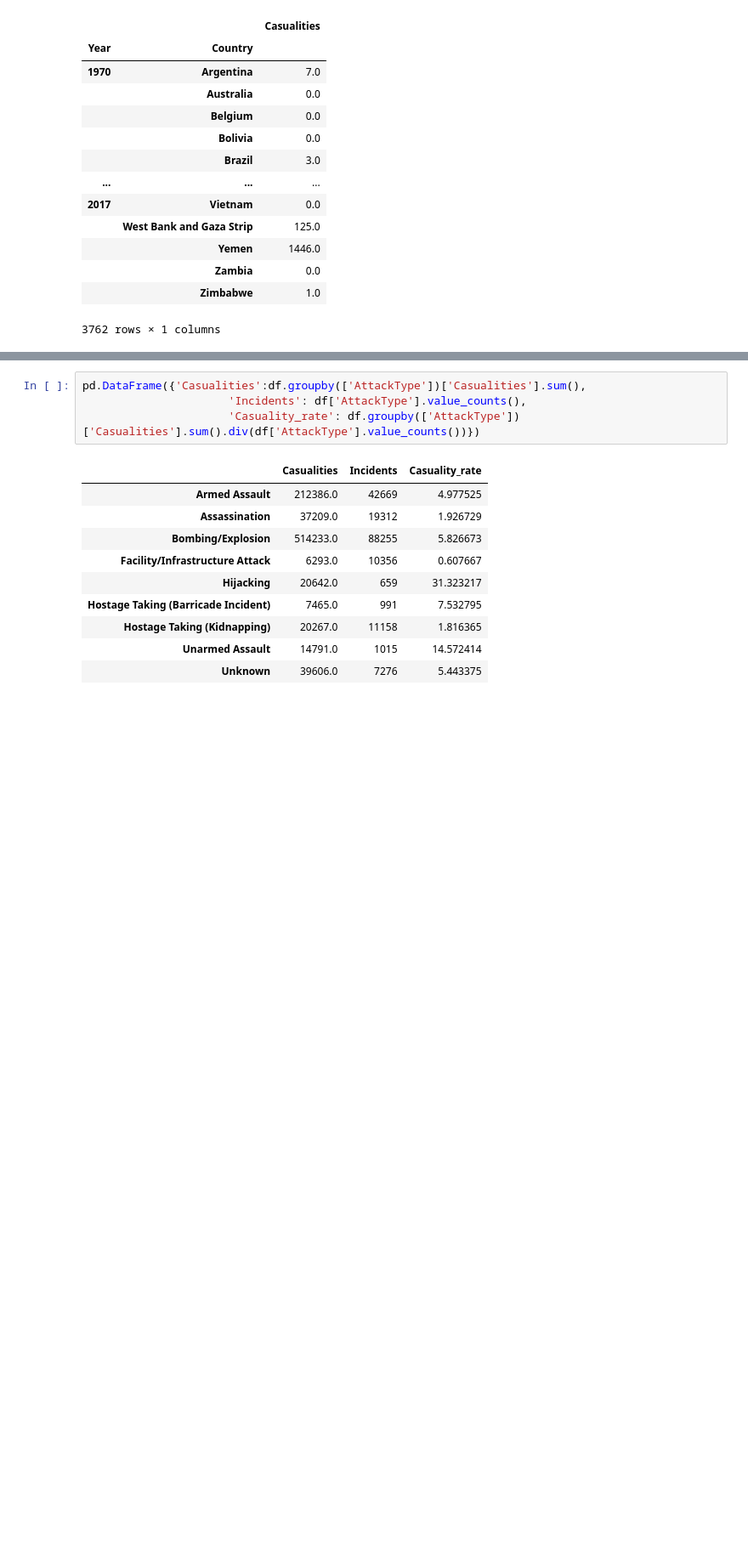
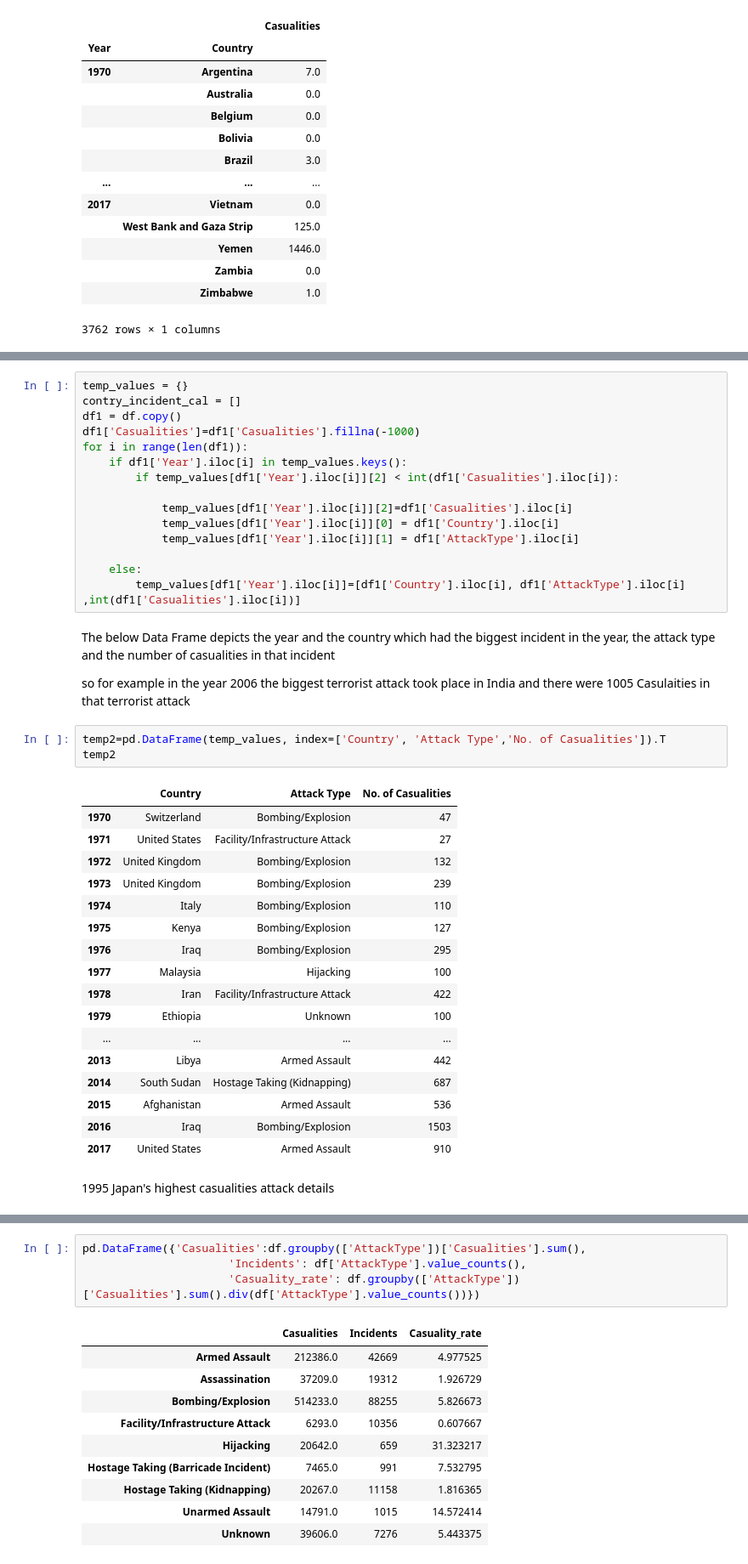
Before and after one commit to siddeshnaik/Sparks_Foundation, a Jupyter notebook: Terrorisum.ipynb, the cells around one changed output, grey strips where cells are left out. Shown at 85% size. Cells and saved outputs as stored; diff of their text form; blank space fills up the shorter version.

```diff
--- a/Terrorisum.ipynb
+++ b/Terrorisum.ipynb
@@ -203,0 +203,42 @@ KeyError: ignored
+# %%
+temp_values = {}
+contry_incident_cal = []
+df1 = df.copy()
+df1['Casualities']=df1['Casualities'].fillna(-1000)
+for i in range(len(df1)):
+    if df1['Year'].iloc[i] in temp_values.keys():
+        if temp_values[df1['Year'].iloc[i]][2] < int(df1['Casualities'].iloc[i]):
+
+            temp_values[df1['Year'].iloc[i]][2]=df1['Casualities'].iloc[i]
+            temp_values[df1['Year'].iloc[i]][0] = df1['Country'].iloc[i]
+            temp_values[df1['Year'].iloc[i]][1] = df1['AttackType'].iloc[i]
+
+    else:
+        temp_values[df1['Year'].iloc[i]]=[df1['Country'].iloc[i], df1['AttackType'].iloc[i] ,int(df1['Casualities'].iloc[i])]
+# %% [markdown]
+The below Data Frame depicts the year and the country which had the biggest incident in the year, the attack type and the number of casualities in that incident
+
+so for example in the year 2006 the biggest terrorist attack took place in India and there were 1005 Casulaities in that terrorist attack
+# %%
+temp2=pd.DataFrame(temp_values, index=['Country', 'Attack Type','No. of Casualities']).T
+temp2
+# %% [output]
+|  | Country | Attack Type | No. of Casualities |
+| 1970 | Switzerland | Bombing/Explosion | 47 |
+| 1971 | United States | Facility/Infrastructure Attack | 27 |
+| 1972 | United Kingdom | Bombing/Explosion | 132 |
+| 1973 | United Kingdom | Bombing/Explosion | 239 |
+| 1974 | Italy | Bombing/Explosion | 110 |
+| 1975 | Kenya | Bombing/Explosion | 127 |
+| 1976 | Iraq | Bombing/Explosion | 295 |
+| 1977 | Malaysia | Hijacking | 100 |
+| 1978 | Iran | Facility/Infrastructure Attack | 422 |
+| 1979 | Ethiopia | Unknown | 100 |
+| ... | ... | ... | ... |
+| 2013 | Libya | Armed Assault | 442 |
+| 2014 | South Sudan | Hostage Taking (Kidnapping) | 687 |
+| 2015 | Afghanistan | Armed Assault | 536 |
+| 2016 | Iraq | Bombing/Explosion | 1503 |
+| 2017 | United States | Armed Assault | 910 |
+# %% [markdown]
+1995 Japan's highest casualities attack details
```
Also changed, not shown: parts of 19 cells of this notebook.
